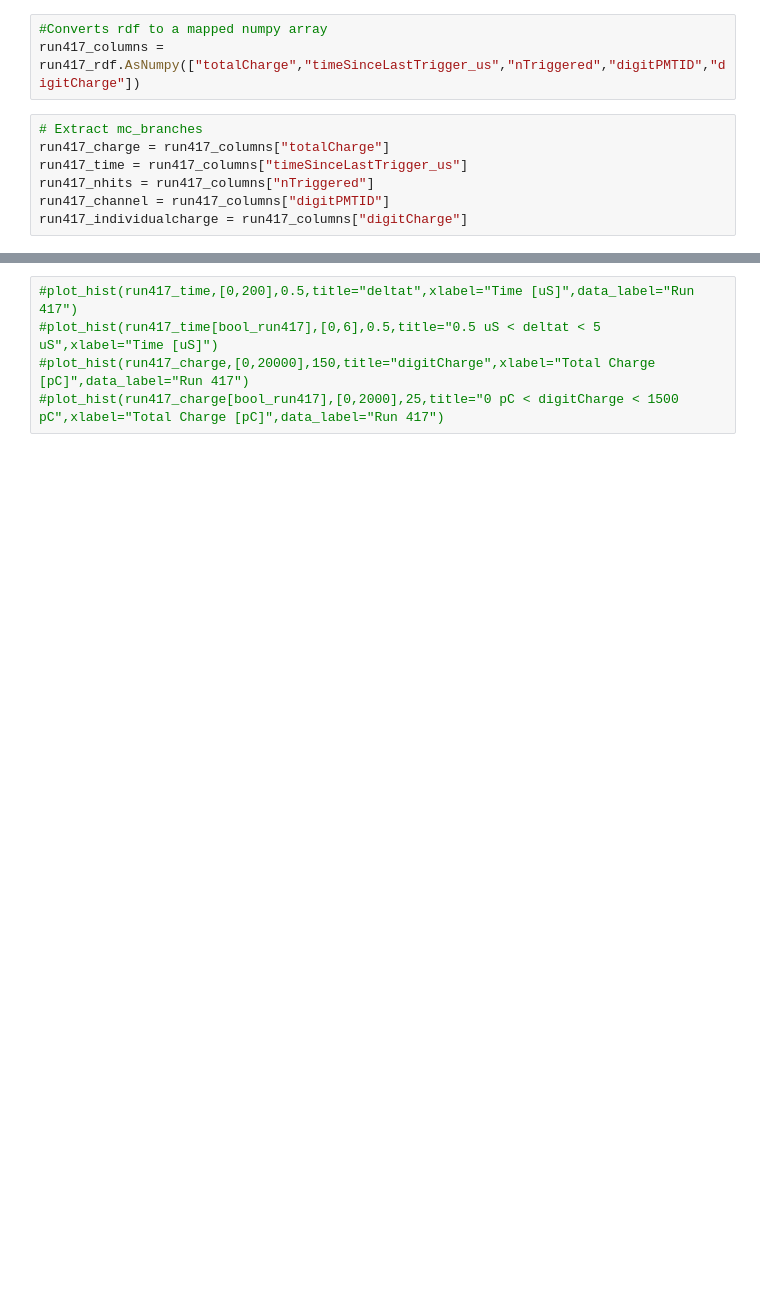
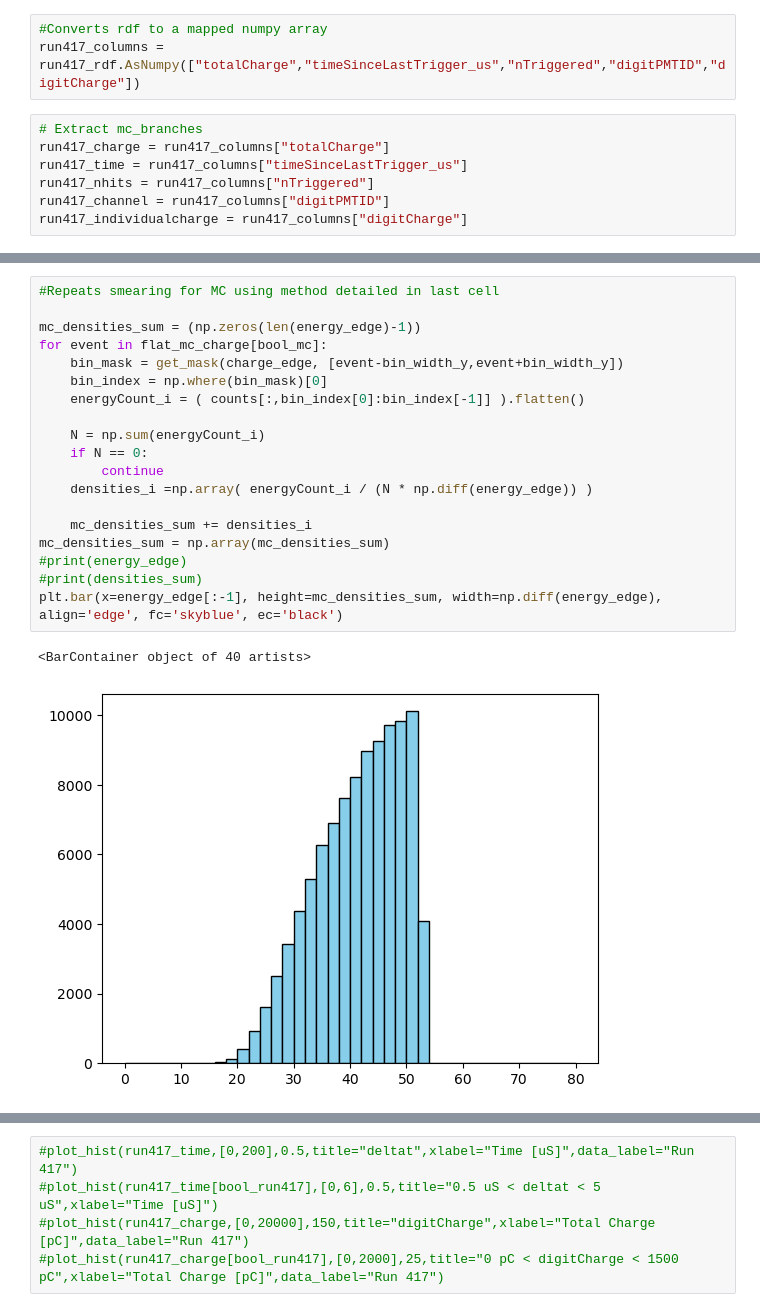
Before and after one commit to wtoslac/EosAnalyses, a Jupyter notebook: Austin/micheal_electron_analysis.ipynb, the cells around one changed output, grey strips where cells are left out. Saved outputs shown, nothing was run; the diff lists cells and outputs as text; blank space fills up the shorter version.

```diff
--- a/Austin/micheal_electron_analysis.ipynb
+++ b/Austin/micheal_electron_analysis.ipynb
@@ -485,0 +593,22 @@ bool_run417 = bool_time_run417 & bool_charge_run417
+# %%
+#Repeats smearing for MC using method detailed in last cell
+
+mc_densities_sum = (np.zeros(len(energy_edge)-1))
+for event in flat_mc_charge[bool_mc]:
+    bin_mask = get_mask(charge_edge, [event-bin_width_y,event+bin_width_y])
+    bin_index = np.where(bin_mask)[0]
+    energyCount_i = ( counts[:,bin_index[0]:bin_index[-1]] ).flatten()
+
+    N = np.sum(energyCount_i)
+    if N == 0:
+        continue
+    densities_i =np.array( energyCount_i / (N * np.diff(energy_edge)) )
+
+    mc_densities_sum += densities_i
+mc_densities_sum = np.array(mc_densities_sum)
+#print(energy_edge)
+#print(densities_sum)
+plt.bar(x=energy_edge[:-1], height=mc_densities_sum, width=np.diff(energy_edge), align='edge', fc='skyblue', ec='black')
+# %% [output]
+<BarContainer object of 40 artists>
+[figure, added]
```
Also changed, not shown: parts of 20 cells of this notebook.
